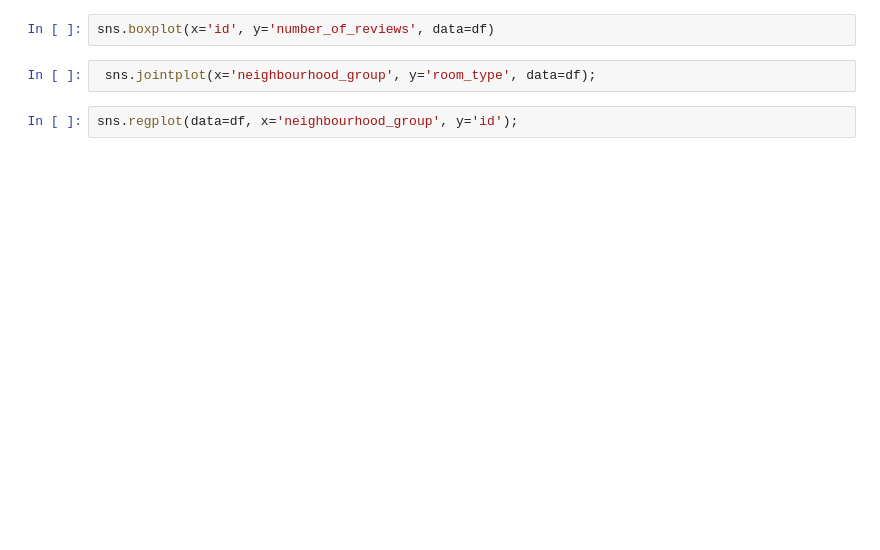
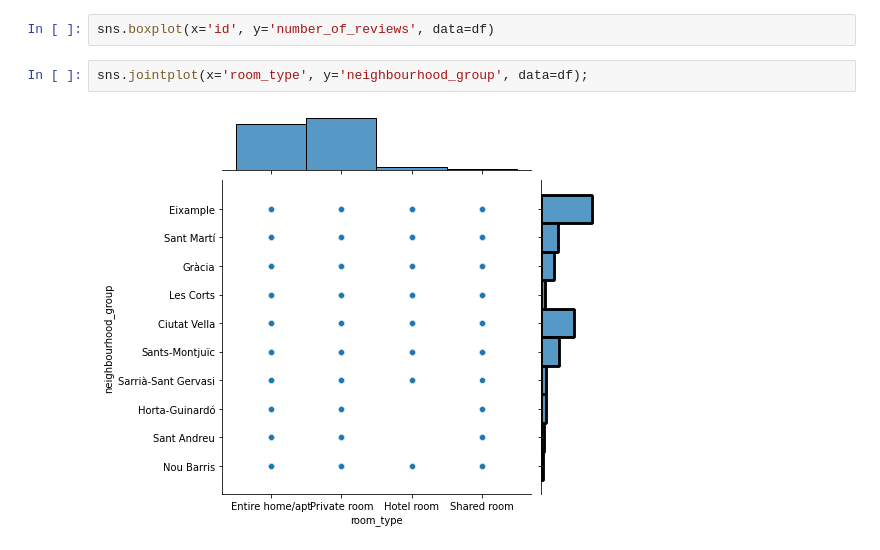
Before and after one commit to susanna-mendoza/PR04-project-statistical-analysis, a Jupyter notebook: PR04-Airbnb.ipynb, the cells around one changed output. Drawn from its saved outputs; the diff is of its cells as text; blank space fills up the shorter version.

```diff
--- a/PR04-Airbnb.ipynb
+++ b/PR04-Airbnb.ipynb
@@ -106,6 +126,6 @@ sns.regplot(data=df, x='id', y='number_of_reviews');
 # %%
 sns.boxplot(x='id', y='number_of_reviews', data=df)
 # %%
- sns.jointplot(x='neighbourhood_group', y='room_type', data=df);
+sns.jointplot(x='room_type', y='neighbourhood_group', data=df);
+# %% [output]
+[figure, added]
-# %%
-sns.regplot(data=df, x='neighbourhood_group', y='id');
```
Also changed, not shown: parts of 11 cells of this notebook, 1 other file.
